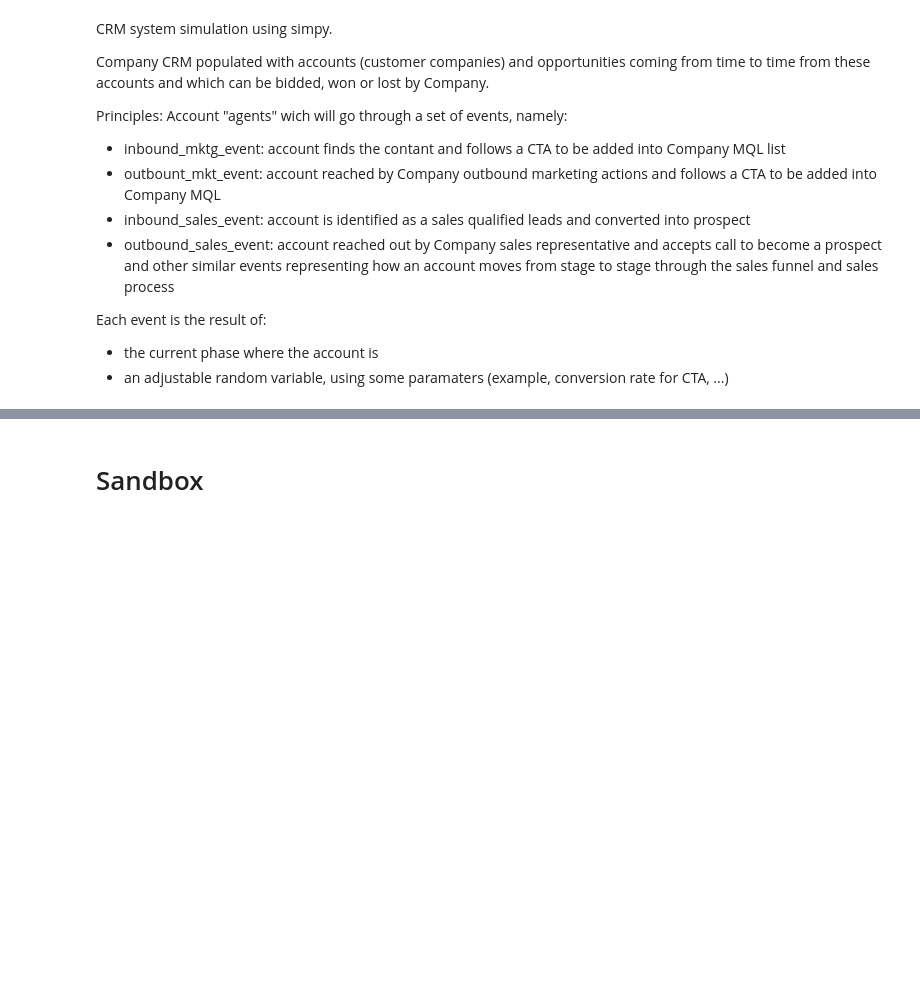
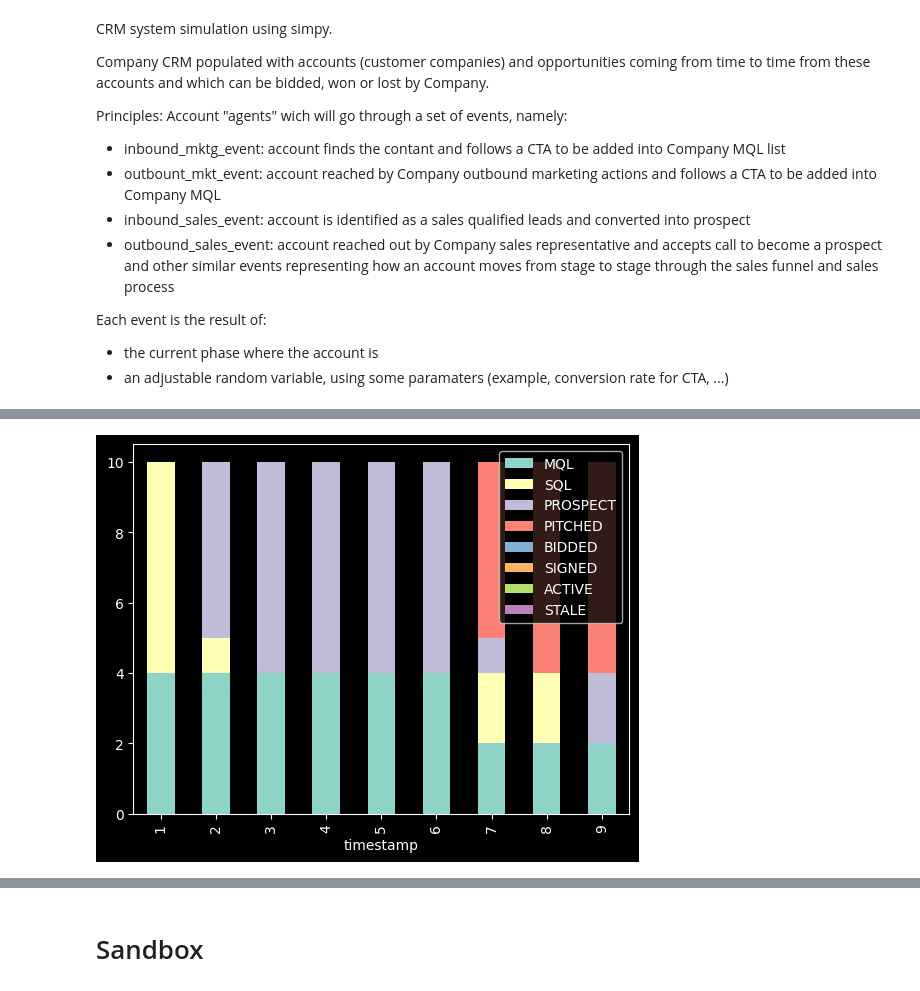
Before and after one commit to vtecftwy/crm-sim, a Jupyter notebook: nbs/wip_04_crm_simpy.ipynb, the cells around one changed output, grey strips where cells are left out. Saved outputs shown, nothing was run; the diff lists cells and outputs as text; code cells hidden in the pictures; blank space fills up the shorter version.

```diff
--- a/nbs/wip_04_crm_simpy.ipynb
+++ b/nbs/wip_04_crm_simpy.ipynb
@@ -86,0 +87,4 @@ accounts_created_before(env=env, t=18)
+# %%
+pd.DataFrame(data = env.account_stats).drop(columns=['LEAD', 'nb_accounts']).set_index('timestamp').plot(kind="bar", stacked=True);
+# %% [output]
+[figure, added]
```
Also changed, not shown: parts of 43 cells of this notebook, 13 other files.
